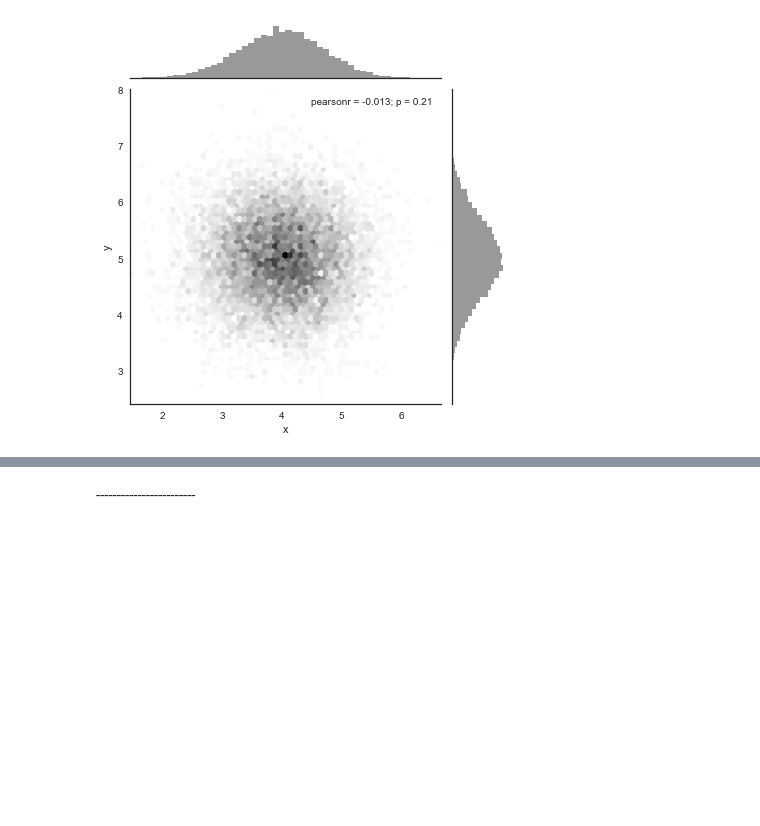
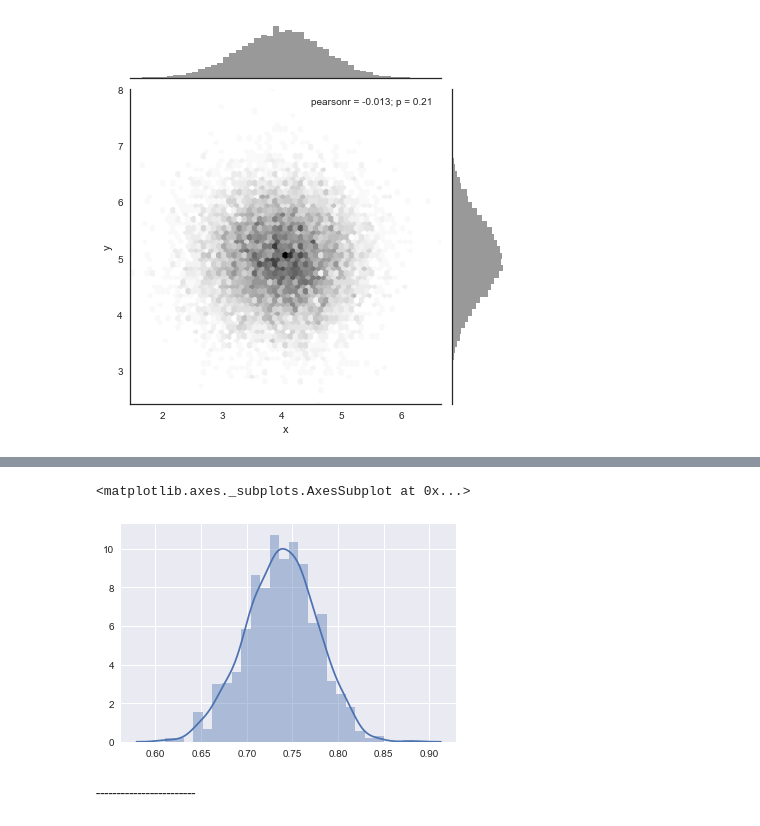
Before and after one commit to NOllAl/AM207HW, a Jupyter notebook: hw3/AM207_HW3.ipynb, the cells around one changed output, grey strips where cells are left out. Cells and saved outputs as stored; diff of their text form; code cells hidden in the pictures; blank space fills up the shorter version.

```diff
--- a/hw3/AM207_HW3.ipynb
+++ b/hw3/AM207_HW3.ipynb
@@ -95,0 +141,17 @@ with sns.axes_style("white"):
+# %%
+def get_bootstrap_sample(df):
+    """
+    Generates boostrap sample from dataframe df.
+
+    :param df: pandas dataframe
+    """
+    return df.sample(frac=1.0, replace=True)
+
+def perform_bootstrap(df, N=1000):
+    """
+    Geneate list of N bootstrap samples from dataframe df.
+
+    :param df: pandas dataframe to bootstrap
+    :param N: integer, number of bootstrap sample
+    """
+    return [get_bootstrap_sample(df) for _ in range(N)]
@@ -95,0 +160,11 @@ with sns.axes_style("white"):
+# %%
+def perform_bootstrap(df, f, N=1000):
+    """
+    Geneate list of N bootstrap samples from dataframe df.
+
+    :param df: pandas dataframe to bootstrap
+    :param f: function to apply to dataframe df
+    :param N: integer, number of bootstrap sample
+    """
+
+    return [f(get_bootstrap_sample(df)) for _ in range(N)]
@@ -95,0 +182,3 @@ with sns.axes_style("white"):
+# %%
+bootstrapped_std = perform_bootstrap(d_x, f=lambda df: df.std()[1])
+print("Standard error from bootstrap: {:.3f}".format(np.std(bootstrapped_std)))
@@ -96,3 +193,8 @@ with sns.axes_style("white"):
+# %%
+sns.distplot(bootstrapped_std)
+# %% [output]
+<matplotlib.axes._subplots.AxesSubplot at 0x...>
+[figure, added]
 # %% [markdown]
 <div class="answer-separator">
 ------------------------
```
Also changed, not shown: parts of 22 cells of this notebook.
